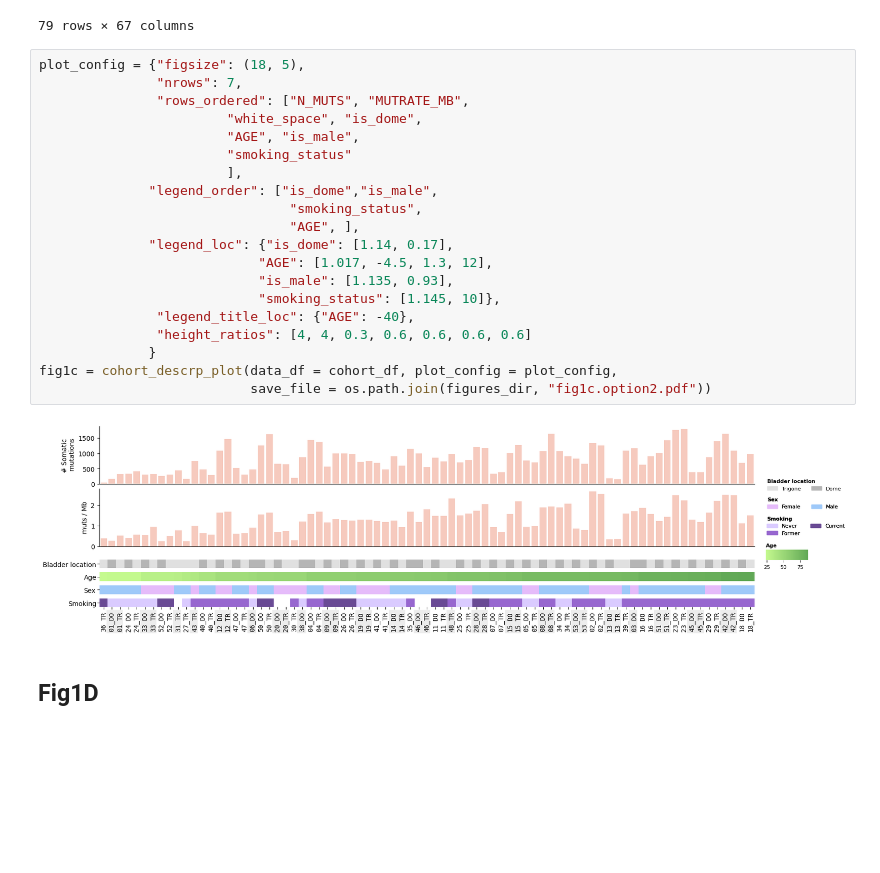
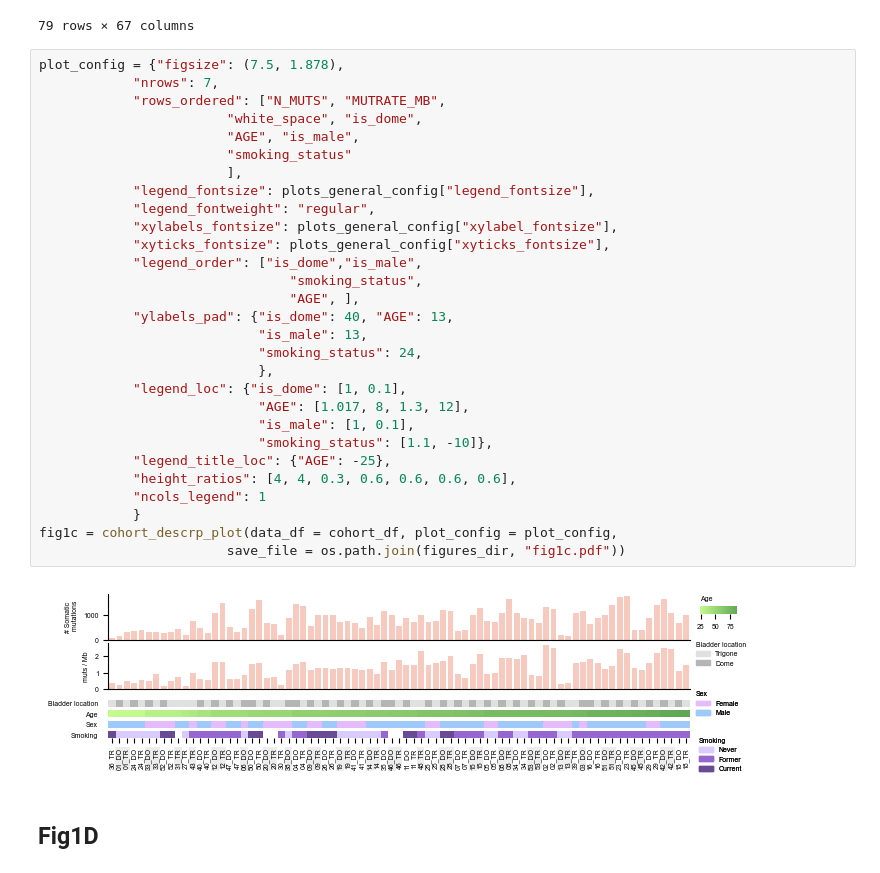
Before and after one commit to bbglab/normal_bladder_paper, a Jupyter notebook: main/Fig1/Fig1.ipynb, the cells around one changed output. Saved outputs shown, nothing was run; the diff lists cells and outputs as text; blank space fills up the shorter version.

```diff
--- a/main/Fig1/Fig1.ipynb
+++ b/main/Fig1/Fig1.ipynb
@@ -175,27 +175,36 @@ Mutation rate:
 | 29 | 18_TR | P19_0018_BTR_01 | P19_0018 | A171 | 87 | M | 21.0 | former | ... |
 79 rows × 67 columns
 # %%
-plot_config = {"figsize": (18, 5),
-               "nrows": 7,
-               "rows_ordered": ["N_MUTS", "MUTRATE_MB",
+plot_config = {"figsize": (7.5, 1.878),
+            "nrows": 7,
+            "rows_ordered": ["N_MUTS", "MUTRATE_MB",
                         "white_space", "is_dome",
                         "AGE", "is_male",
                         "smoking_status"
                         ],
-              "legend_order": ["is_dome","is_male",
+            "legend_fontsize": plots_general_config["legend_fontsize"],
+            "legend_fontweight": "regular",
+            "xylabels_fontsize": plots_general_config["xylabel_fontsize"],
+            "xyticks_fontsize": plots_general_config["xyticks_fontsize"],
+            "legend_order": ["is_dome","is_male",
                                 "smoking_status",
                                 "AGE", ],
-              "legend_loc": {"is_dome": [1.14, 0.17],
-                            "AGE": [1.017, -4.5, 1.3, 12],
-                            "is_male": [1.135, 0.93],
-                            "smoking_status": [1.145, 10]},
-               "legend_title_loc": {"AGE": -40},
-               "height_ratios": [4, 4, 0.3, 0.6, 0.6, 0.6, 0.6]
-              }
+            "ylabels_pad": {"is_dome": 40, "AGE": 13,
+                            "is_male": 13,
+                            "smoking_status": 24,
+                            },
+            "legend_loc": {"is_dome": [1, 0.1],
+                            "AGE": [1.017, 8, 1.3, 12],
+                            "is_male": [1, 0.1],
+                            "smoking_status": [1.1, -10]},
+            "legend_title_loc": {"AGE": -25},
+            "height_ratios": [4, 4, 0.3, 0.6, 0.6, 0.6, 0.6],
+            "ncols_legend": 1
+            }
 fig1c = cohort_descrp_plot(data_df = cohort_df, plot_config = plot_config,
-                           save_file = os.path.join(figures_dir, "fig1c.option2.pdf"))
+                        save_file = os.path.join(figures_dir, "fig1c.pdf"))
 # %% [output]
-[figure, old version]
+[figure, new version]
 # %% [markdown]
 ## Fig1D
 # %%
```
Also changed, not shown: parts of 2 cells of this notebook, 10 other files.
